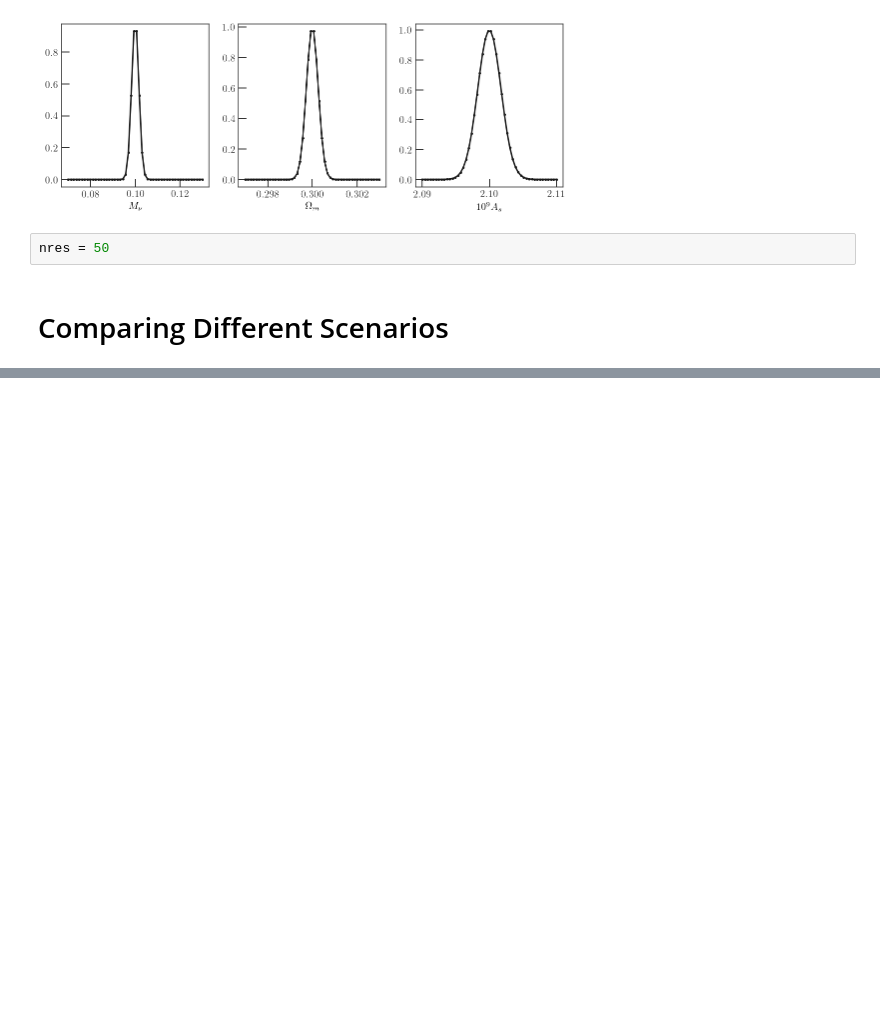
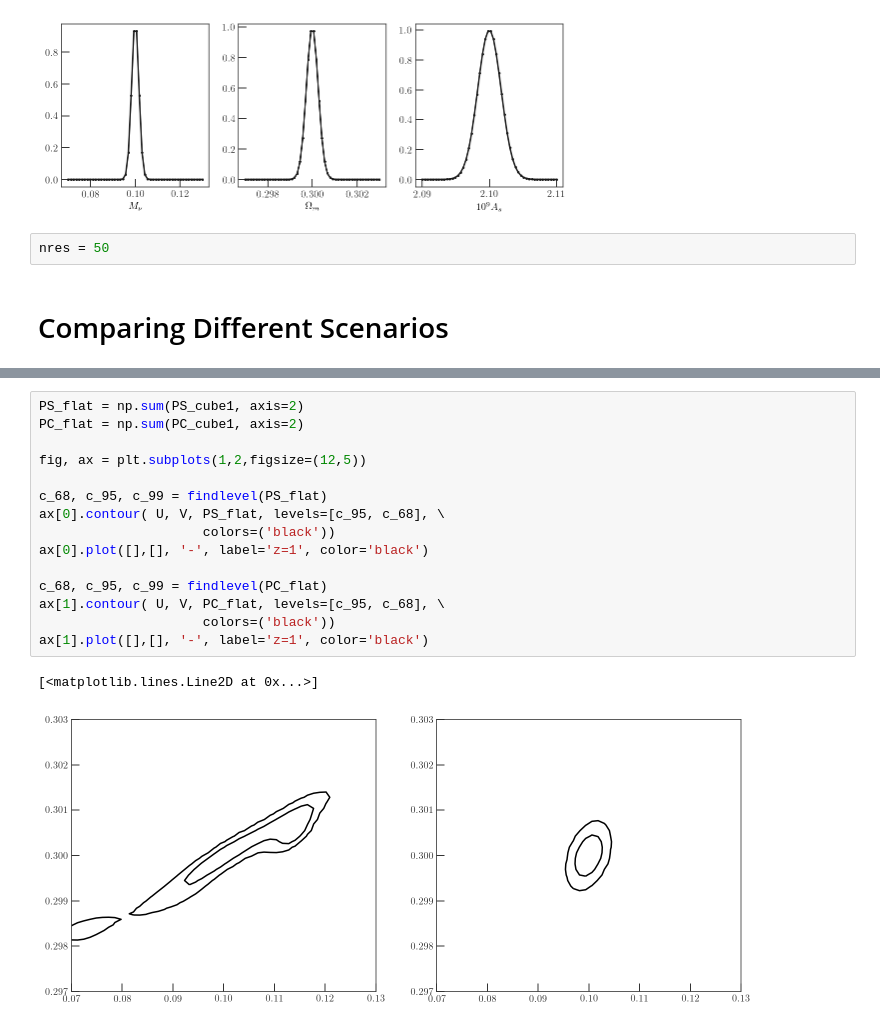
Before and after one commit to xzackli/neutrino_mpk, a Jupyter notebook: comparison of error ellipses.ipynb, the cells around one changed output, grey strips where cells are left out. Drawn from its saved outputs; the diff is of its cells as text; blank space fills up the shorter version.

```diff
--- a/comparison of error ellipses.ipynb
+++ b/comparison of error ellipses.ipynb
@@ -263,3 +242,21 @@ KeyboardInterrupt:
+# %%
+PS_flat = np.sum(PS_cube1, axis=2)
+PC_flat = np.sum(PC_cube1, axis=2)
+
+fig, ax = plt.subplots(1,2,figsize=(12,5))
+
+c_68, c_95, c_99 = findlevel(PS_flat)
+ax[0].contour( U, V, PS_flat, levels=[c_95, c_68], \
+                     colors=('black'))
+ax[0].plot([],[], '-', label='z=1', color='black')
+
+c_68, c_95, c_99 = findlevel(PC_flat)
+ax[1].contour( U, V, PC_flat, levels=[c_95, c_68], \
+                     colors=('black'))
+ax[1].plot([],[], '-', label='z=1', color='black')
+# %% [output]
+[<matplotlib.lines.Line2D at 0x...>]
+[figure, added]
 # %%
 # SCENARIO 2. galaxy tomography of 4 bins: z=0.5, 1, 1.5, 2
 set_data(redshifts=['05', '10', '15', '20'])
```
Also changed, not shown: parts of 14 cells of this notebook, 5 other files.
